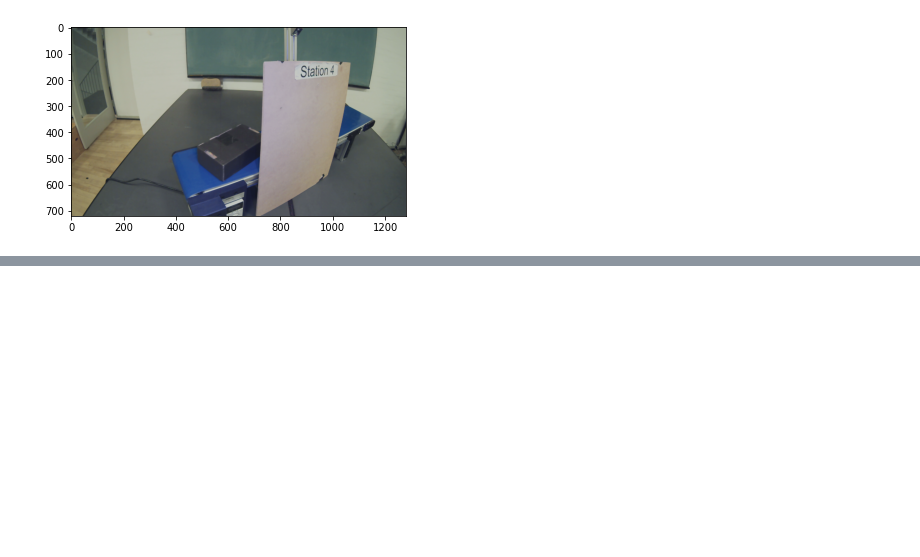
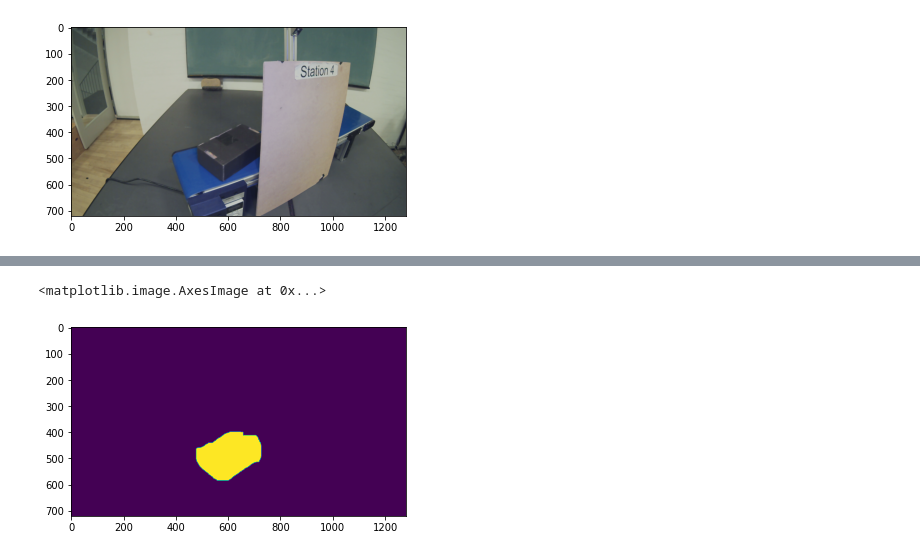
Before and after one commit to Luup850/PerceptionForAutonomousSystems, a Jupyter notebook: ObjectDetection.ipynb, the cells around one changed output, grey strips where cells are left out. Saved outputs shown, nothing was run; the diff lists cells and outputs as text; code cells hidden in the pictures; blank space fills up the shorter version.

```diff
--- a/ObjectDetection.ipynb
+++ b/ObjectDetection.ipynb
@@ -44,3 +35,0 @@ plt.imshow(opening)
-# %%
-for i in range(10):
-    opening = cv2.morphologyEx(opening, cv2.MORPH_CLOSE, kernel)
@@ -123,0 +36,20 @@ Created in <span style='font-weight:600;margin-left:4px;'>Deepnote</span></a>
+# %%
+diff = copy.copy(blackbox_image)
+for i in range(0,200):
+    blackbox_image = cv2.GaussianBlur(blackbox_image,(5,5),0)
+    blank_image = cv2.GaussianBlur(blank_image,(5,5),0)
+cv2.absdiff(blackbox_image, blank_image, diff)
+diff_gray = cv2.cvtColor(diff, cv2.COLOR_BGR2GRAY)
+for i in range(0, 3):
+    dilated = cv2.dilate(diff_gray.copy(), None, iterations= i+ 1)
+
+_,thresh1 = cv2.threshold(diff_gray,15,255,cv2.THRESH_BINARY)
+#plt.imshow(thresh1)
+kernel = np.ones((5,5),np.uint8)
+erosion = cv2.erode(thresh1,kernel,iterations = 10)
+dilation = cv2.dilate(erosion,kernel,iterations = 10)
+#opening = cv2.morphologyEx(thresh1, cv2.MORPH_OPEN, kernel)
+plt.imshow(dilation)
+# %% [output]
+<matplotlib.image.AxesImage at 0x...>
+[figure, added]
```
Also changed, not shown: parts of 16 cells of this notebook.
